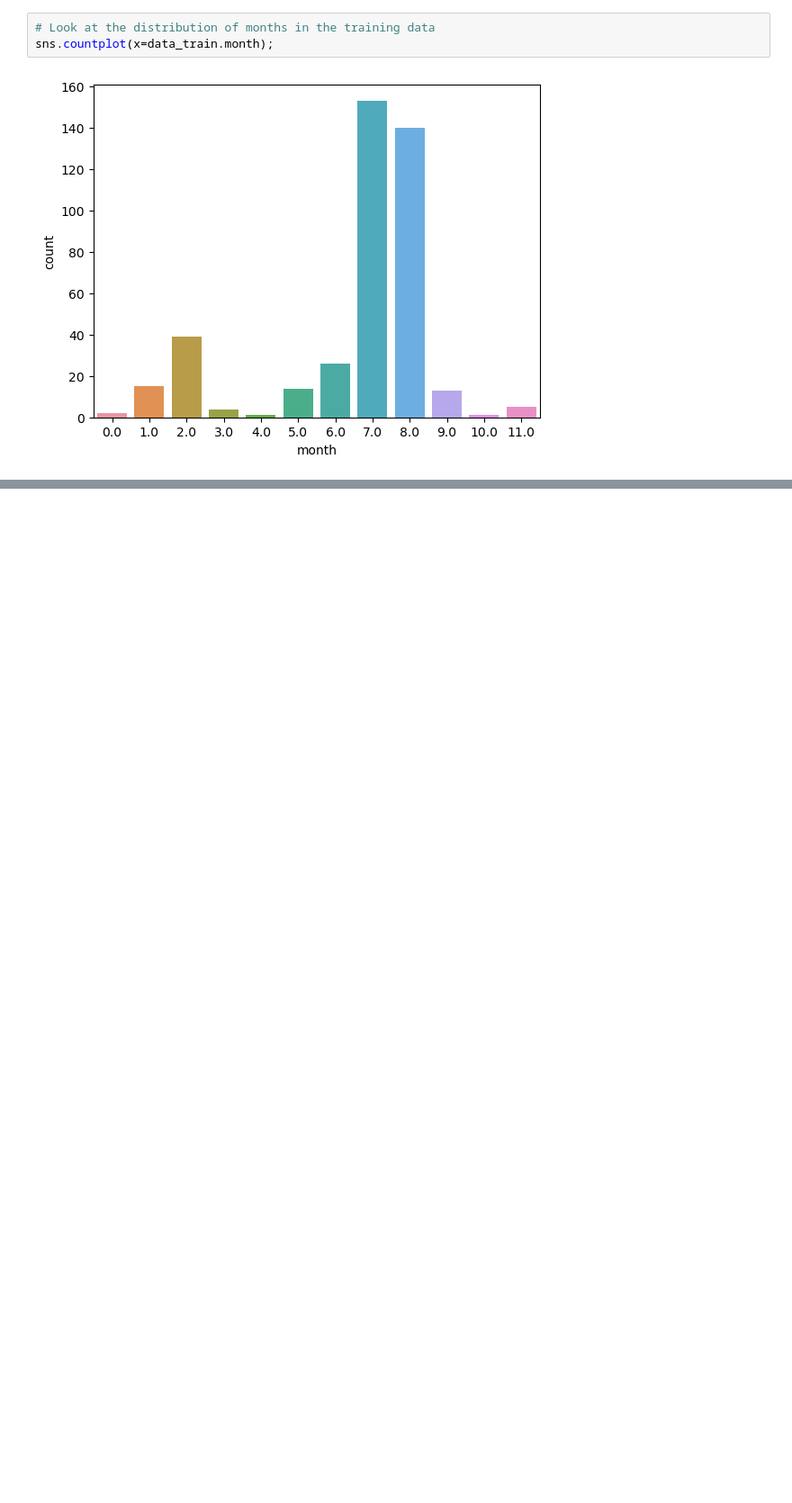
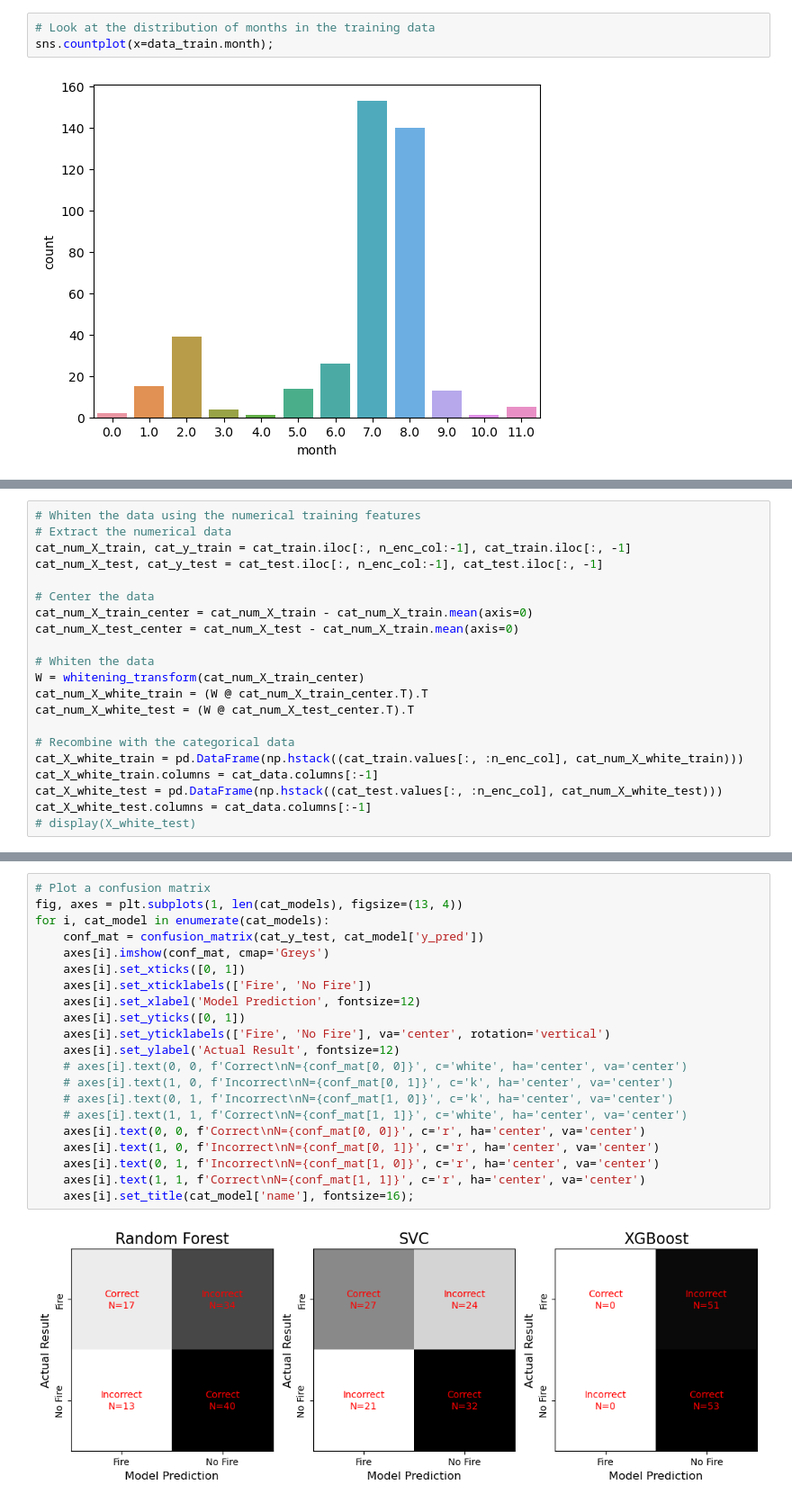
Before and after one commit to marshineer/SimpleRegression, a Jupyter notebook: forest_fire_predict.ipynb, the cells around one changed output, grey strips where cells are left out. Shown at 90% size. Cells and saved outputs as stored; diff of their text form; blank space fills up the shorter version.

```diff
--- a/forest_fire_predict.ipynb
+++ b/forest_fire_predict.ipynb
@@ -479,0 +602,21 @@ The separation of these two tasks should help address the imbalanced class probl
+# %%
+# Whiten the data using the numerical training features
+# Extract the numerical data
+cat_num_X_train, cat_y_train = cat_train.iloc[:, n_enc_col:-1], cat_train.iloc[:, -1]
+cat_num_X_test, cat_y_test = cat_test.iloc[:, n_enc_col:-1], cat_test.iloc[:, -1]
+
+# Center the data
+cat_num_X_train_center = cat_num_X_train - cat_num_X_train.mean(axis=0)
+cat_num_X_test_center = cat_num_X_test - cat_num_X_train.mean(axis=0)
+
+# Whiten the data
+W = whitening_transform(cat_num_X_train_center)
+cat_num_X_white_train = (W @ cat_num_X_train_center.T).T
+cat_num_X_white_test = (W @ cat_num_X_test_center.T).T
+
+# Recombine with the categorical data
+cat_X_white_train = pd.DataFrame(np.hstack((cat_train.values[:, :n_enc_col], cat_num_X_white_train)))
+cat_X_white_train.columns = cat_data.columns[:-1]
+cat_X_white_test = pd.DataFrame(np.hstack((cat_test.values[:, :n_enc_col], cat_num_X_white_test)))
+cat_X_white_test.columns = cat_data.columns[:-1]
+# display(X_white_test)
@@ -479,0 +694,23 @@ The separation of these two tasks should help address the imbalanced class probl
+# %%
+# Plot a confusion matrix
+fig, axes = plt.subplots(1, len(cat_models), figsize=(13, 4))
+for i, cat_model in enumerate(cat_models):
+    conf_mat = confusion_matrix(cat_y_test, cat_model['y_pred'])
+    axes[i].imshow(conf_mat, cmap='Greys')
+    axes[i].set_xticks([0, 1])
+    axes[i].set_xticklabels(['Fire', 'No Fire'])
+    axes[i].set_xlabel('Model Prediction', fontsize=12)
+    axes[i].set_yticks([0, 1])
+    axes[i].set_yticklabels(['Fire', 'No Fire'], va='center', rotation='vertical')
+    axes[i].set_ylabel('Actual Result', fontsize=12)
+    # axes[i].text(0, 0, f'Correct\nN={conf_mat[0, 0]}', c='white', ha='center', va='center')
+    # axes[i].text(1, 0, f'Incorrect\nN={conf_mat[0, 1]}', c='k', ha='center', va='center')
+    # axes[i].text(0, 1, f'Incorrect\nN={conf_mat[1, 0]}', c='k', ha='center', va='center')
+    # axes[i].text(1, 1, f'Correct\nN={conf_mat[1, 1]}', c='white', ha='center', va='center')
+    axes[i].text(0, 0, f'Correct\nN={conf_mat[0, 0]}', c='r', ha='center', va='center')
+    axes[i].text(1, 0, f'Incorrect\nN={conf_mat[0, 1]}', c='r', ha='center', va='center')
+    axes[i].text(0, 1, f'Incorrect\nN={conf_mat[1, 0]}', c='r', ha='center', va='center')
+    axes[i].text(1, 1, f'Correct\nN={conf_mat[1, 1]}', c='r', ha='center', va='center')
+    axes[i].set_title(cat_model['name'], fontsize=16);
+# %% [output]
+[figure, added]
```
Also changed, not shown: parts of 24 cells of this notebook.
